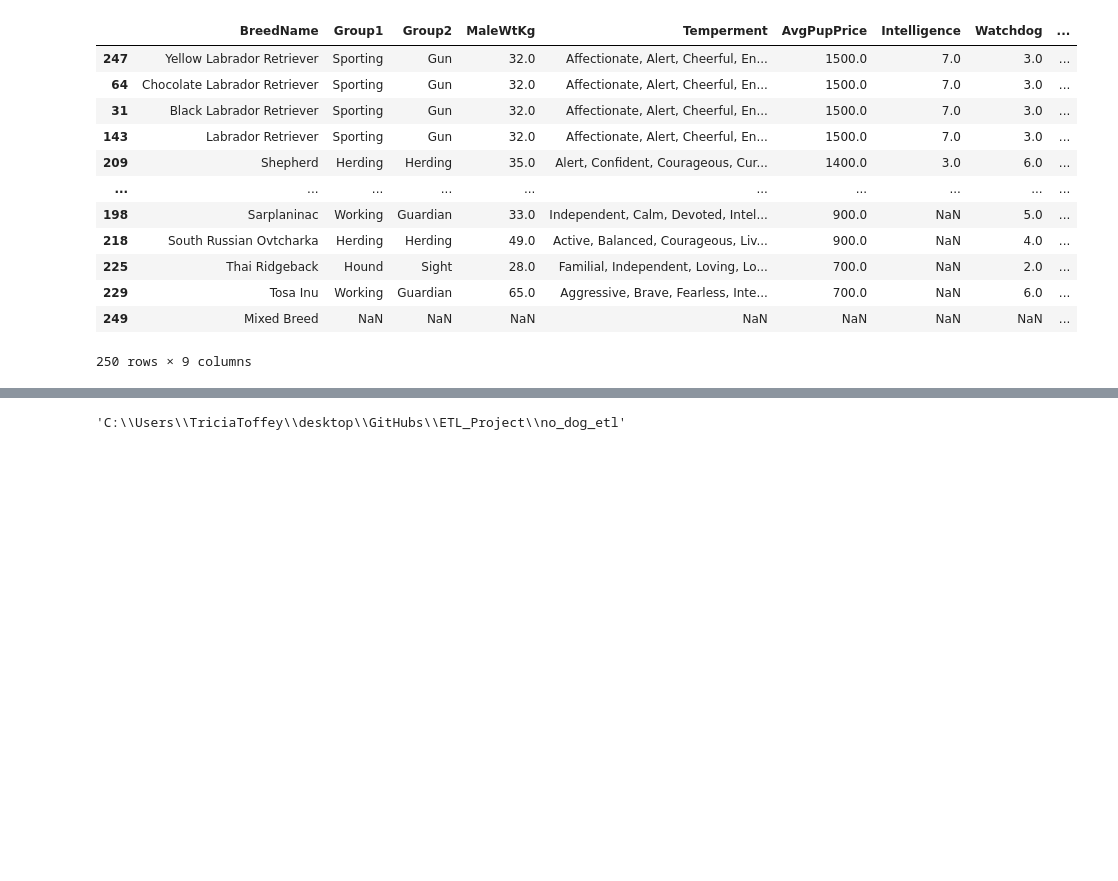
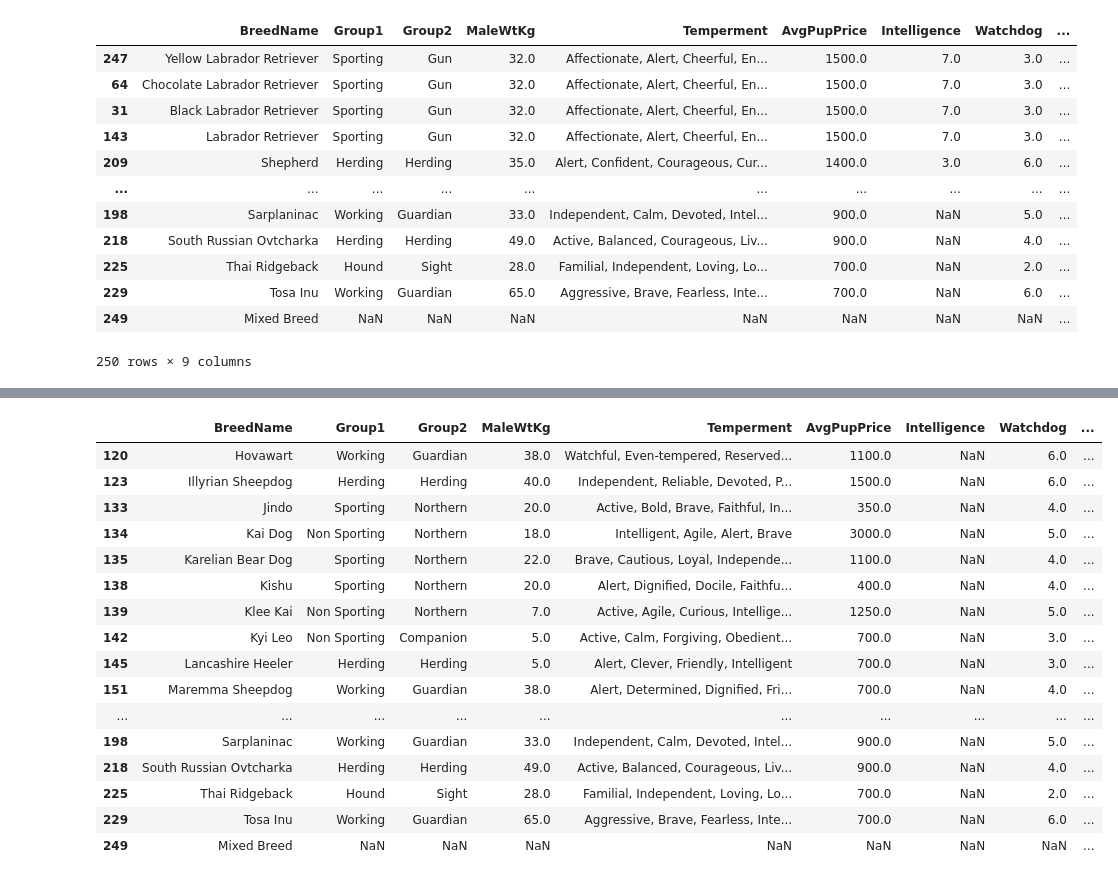
Before and after one commit to anikraze/no_dog_etl, a Jupyter notebook: Untitled.ipynb, the cells around one changed output, grey strips where cells are left out. Cells and saved outputs as stored; diff of their text form; code cells hidden in the pictures; blank space fills up the shorter version.

```diff
--- a/Untitled.ipynb
+++ b/Untitled.ipynb
@@ -190,3 +71,0 @@ pop_select
-# %%
-df.loc[df.PopularityUS2017 == 2.0, 'BreedName'] = "German Shepherd Dogs"
-#Changed Shepherd, German Shepherd Dog & White German Shepherd to German Shepherd Dogs
@@ -200,3 +71,0 @@ pop_select
-# %%
-df.loc[df.PopularityUS2017 == 12.0, 'BreedName'] = "Siberian Hukies"
-#Changed Husky &  Siberian Husky to Siberian Huskies
@@ -255,3 +71,0 @@ pop_select
-# %%
-df=new_df
-df
@@ -272,3 +71,0 @@ df
-# %%
-df.reset_index(inplace=True)
-df
@@ -291,4 +72,21 @@ df.to_csv('dog_characteristics.csv')
-# %%
-os.getcwd()
-# %% [output]
-'C:\\Users\\TriciaToffey\\desktop\\GitHubs\\ETL_Project\\no_dog_etl'
+# %%
+df_sorted = df.sort_values(by=["PopularityUS2017"])
+df_sorted.tail(25)
+# %% [output]
+|  | BreedName | Group1 | Group2 | MaleWtKg | Temperment | AvgPupPrice | Intelligence | Watchdog | ... |
+| 120 | Hovawart | Working | Guardian | 38.0 | Watchful, Even-tempered, Reserved... | 1100.0 | NaN | 6.0 | ... |
+| 123 | Illyrian Sheepdog | Herding | Herding | 40.0 | Independent, Reliable, Devoted, P... | 1500.0 | NaN | 6.0 | ... |
+| 133 | Jindo | Sporting | Northern | 20.0 | Active, Bold, Brave, Faithful, In... | 350.0 | NaN | 4.0 | ... |
+| 134 | Kai Dog | Non Sporting | Northern | 18.0 | Intelligent, Agile, Alert, Brave | 3000.0 | NaN | 5.0 | ... |
+| 135 | Karelian Bear Dog | Sporting | Northern | 22.0 | Brave, Cautious, Loyal, Independe... | 1100.0 | NaN | 4.0 | ... |
+| 138 | Kishu | Sporting | Northern | 20.0 | Alert, Dignified, Docile, Faithfu... | 400.0 | NaN | 4.0 | ... |
+| 139 | Klee Kai | Non Sporting | Northern | 7.0 | Active, Agile, Curious, Intellige... | 1250.0 | NaN | 5.0 | ... |
+| 142 | Kyi Leo | Non Sporting | Companion | 5.0 | Active, Calm, Forgiving, Obedient... | 700.0 | NaN | 3.0 | ... |
+| 145 | Lancashire Heeler | Herding | Herding | 5.0 | Alert, Clever, Friendly, Intelligent | 700.0 | NaN | 3.0 | ... |
+| 151 | Maremma Sheepdog | Working | Guardian | 38.0 | Alert, Determined, Dignified, Fri... | 700.0 | NaN | 4.0 | ... |
+| ... | ... | ... | ... | ... | ... | ... | ... | ... | ... |
+| 198 | Sarplaninac | Working | Guardian | 33.0 | Independent, Calm, Devoted, Intel... | 900.0 | NaN | 5.0 | ... |
+| 218 | South Russian Ovtcharka | Herding | Herding | 49.0 | Active, Balanced, Courageous, Liv... | 900.0 | NaN | 4.0 | ... |
+| 225 | Thai Ridgeback | Hound | Sight | 28.0 | Familial, Independent, Loving, Lo... | 700.0 | NaN | 2.0 | ... |
+| 229 | Tosa Inu | Working | Guardian | 65.0 | Aggressive, Brave, Fearless, Inte... | 700.0 | NaN | 6.0 | ... |
+| 249 | Mixed Breed | NaN | NaN | NaN | NaN | NaN | NaN | NaN | ... |
```
Also changed, not shown: parts of 101 cells of this notebook, 2 other files.
